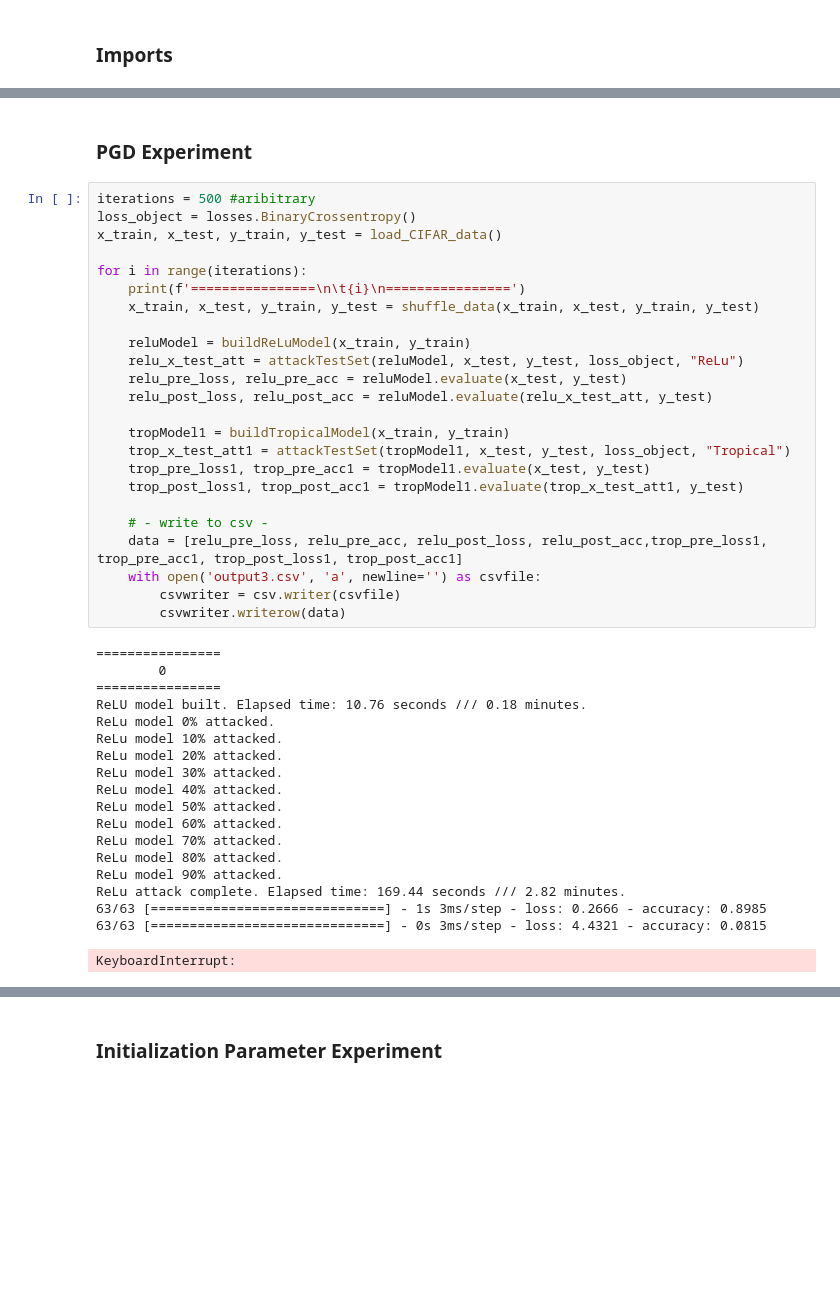
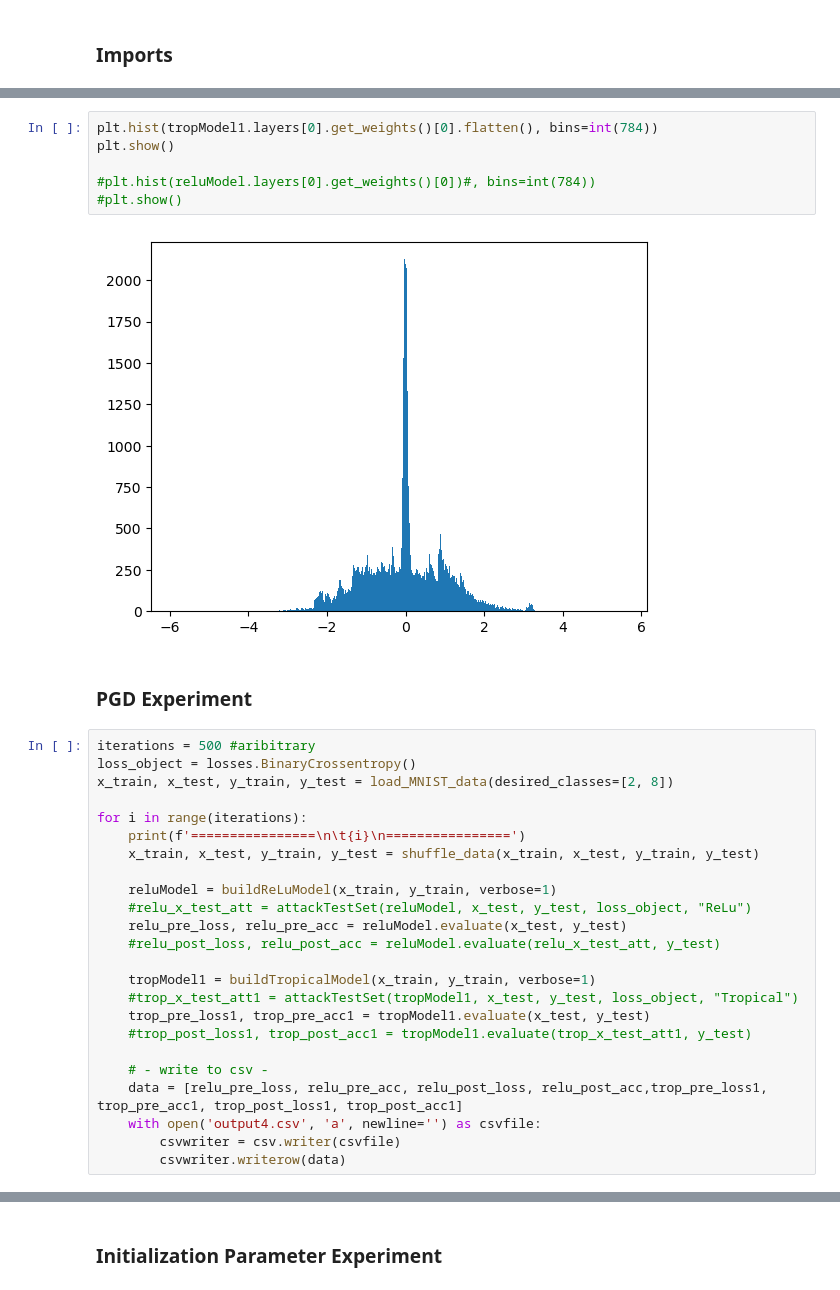
Before and after one commit to deryk96/TropicalNN, a Jupyter notebook: TropicalTest.ipynb, the cells around one changed output, grey strips where cells are left out. Saved outputs shown, nothing was run; the diff lists cells and outputs as text; blank space fills up the shorter version.

```diff
--- a/TropicalTest.ipynb
+++ b/TropicalTest.ipynb
@@ -77,45 +153,34 @@ with open("results.csv", "w", newline="") as csvfile:
+# %%
+plt.hist(tropModel1.layers[0].get_weights()[0].flatten(), bins=int(784))
+plt.show()
+
+#plt.hist(reluModel.layers[0].get_weights()[0])#, bins=int(784))
+#plt.show()
+# %% [output]
+[figure, added]
 # %% [markdown]
 ### PGD Experiment
 # %%
 iterations = 500 #aribitrary
 loss_object = losses.BinaryCrossentropy()
-x_train, x_test, y_train, y_test = load_CIFAR_data()
+x_train, x_test, y_train, y_test = load_MNIST_data(desired_classes=[2, 8])
 
 for i in range(iterations):
     print(f'================\n\t{i}\n================')
     x_train, x_test, y_train, y_test = shuffle_data(x_train, x_test, y_train, y_test)
 
-    reluModel = buildReLuModel(x_train, y_train)
-    relu_x_test_att = attackTestSet(reluModel, x_test, y_test, loss_object, "ReLu")
+    reluModel = buildReLuModel(x_train, y_train, verbose=1)
+    #relu_x_test_att = attackTestSet(reluModel, x_test, y_test, loss_object, "ReLu")
     relu_pre_loss, relu_pre_acc = reluModel.evaluate(x_test, y_test)
-    relu_post_loss, relu_post_acc = reluModel.evaluate(relu_x_test_att, y_test)
+    #relu_post_loss, relu_post_acc = reluModel.evaluate(relu_x_test_att, y_test)
 
-    tropModel1 = buildTropicalModel(x_train, y_train)
-    trop_x_test_att1 = attackTestSet(tropModel1, x_test, y_test, loss_object, "Tropical")
+    tropModel1 = buildTropicalModel(x_train, y_train, verbose=1)
+    #trop_x_test_att1 = attackTestSet(tropModel1, x_test, y_test, loss_object, "Tropical")
     trop_pre_loss1, trop_pre_acc1 = tropModel1.evaluate(x_test, y_test)
-    trop_post_loss1, trop_post_acc1 = tropModel1.evaluate(trop_x_test_att1, y_test)
+    #trop_post_loss1, trop_post_acc1 = tropModel1.evaluate(trop_x_test_att1, y_test)
 
     # - write to csv -
     data = [relu_pre_loss, relu_pre_acc, relu_post_loss, relu_post_acc,trop_pre_loss1, trop_pre_acc1, trop_post_loss1, trop_post_acc1]
-    with open('output3.csv', 'a', newline='') as csvfile:
+    with open('output4.csv', 'a', newline='') as csvfile:
         csvwriter = csv.writer(csvfile)
         csvwriter.writerow(data)
-# %% [output]
-================
-        0
-================
-ReLU model built. Elapsed time: 10.76 seconds /// 0.18 minutes.
-ReLu model 0% attacked.
-ReLu model 10% attacked.
-ReLu model 20% attacked.
-ReLu model 30% attacked.
-ReLu model 40% attacked.
-ReLu model 50% attacked.
-ReLu model 60% attacked.
-ReLu model 70% attacked.
-ReLu model 80% attacked.
-ReLu model 90% attacked.
-ReLu attack complete. Elapsed time: 169.44 seconds /// 2.82 minutes.
-63/63 [==============================] - 1s 3ms/step - loss: 0.2666 - accuracy: 0.8985
-63/63 [==============================] - 0s 3ms/step - loss: 4.4321 - accuracy: 0.0815
-KeyboardInterrupt:
```
Also changed, not shown: parts of 12 cells of this notebook, 10 other files.
